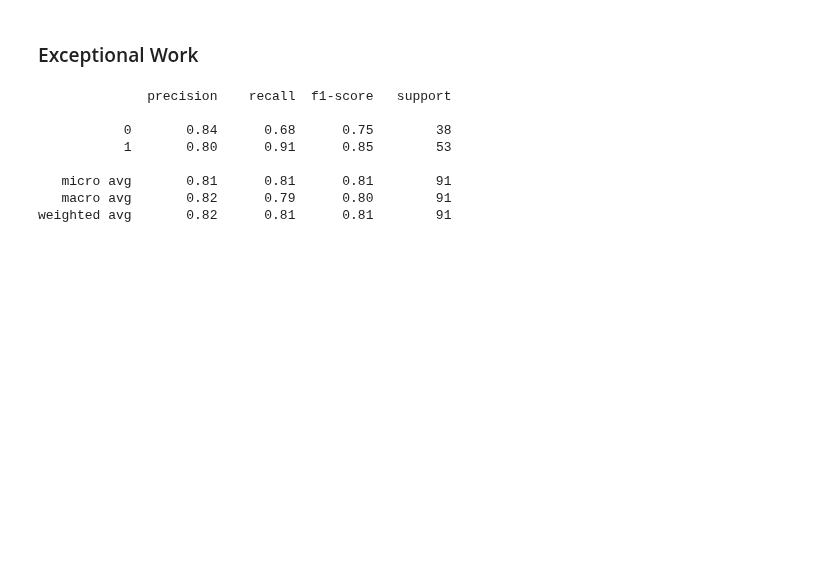
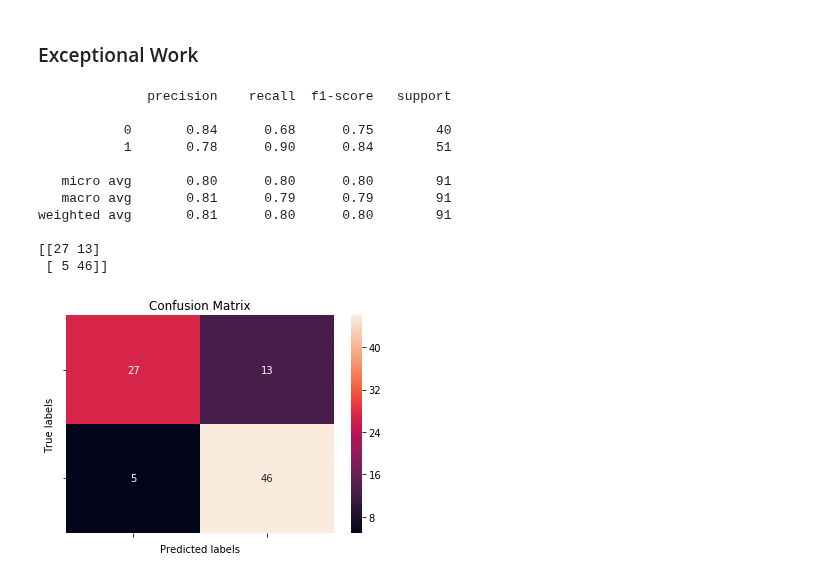
Before and after one commit to realdanielbyrne/Data_Mining_Labs, a Jupyter notebook: Lab1.ipynb, the cells around one changed output. Cells and saved outputs as stored; diff of their text form; code cells hidden in the pictures; blank space fills up the shorter version.

Commit message:
Update Lab1.ipynb
added confusion matrix

```diff
--- a/Lab1.ipynb
+++ b/Lab1.ipynb
@@ -237,23 +238,39 @@ The data set used is originally from the UCI machine learning respository. The k
 # %%
 
 #splitting data into test and training sets, 30-70 split
 X_train, X_test, y_train, y_test = train_test_split(df.drop('target',axis=1),
                                                     df['target'], train_size=.7,test_size=0.30,
                                                     )
 #train and predict
 logmodel = LogisticRegression(solver='liblinear')
 logmodel.fit(X_train,y_train)
 predictions = logmodel.predict(X_test)
 
 #results
 
 print(classification_report(y_test,predictions))
+
+#confusion matrix
+CM = confusion_matrix(y_test, predictions)
+print(CM)
+
+ax= plt.subplot()
+sns.heatmap(CM, annot=True, ax = ax); #annot=True to annotate cells
+
+# labels, title and ticks
+ax.set_xlabel('Predicted labels');ax.set_ylabel('True labels');
+ax.set_title('Confusion Matrix');
+ax.xaxis.set_ticklabels([]); ax.yaxis.set_ticklabels([]);
 # %% [output]
               precision    recall  f1-score   support
 
-           0       0.84      0.68      0.75        38
-           1       0.80      0.91      0.85        53
+           0       0.84      0.68      0.75        40
+           1       0.78      0.90      0.84        51
 
-   micro avg       0.81      0.81      0.81        91
-   macro avg       0.82      0.79      0.80        91
-weighted avg       0.82      0.81      0.81        91
+   micro avg       0.80      0.80      0.80        91
+   macro avg       0.81      0.79      0.79        91
+weighted avg       0.81      0.80      0.80        91
+
+[[27 13]
+ [ 5 46]]
+[figure, added]
```
Also changed, not shown: parts of 3 cells of this notebook.
